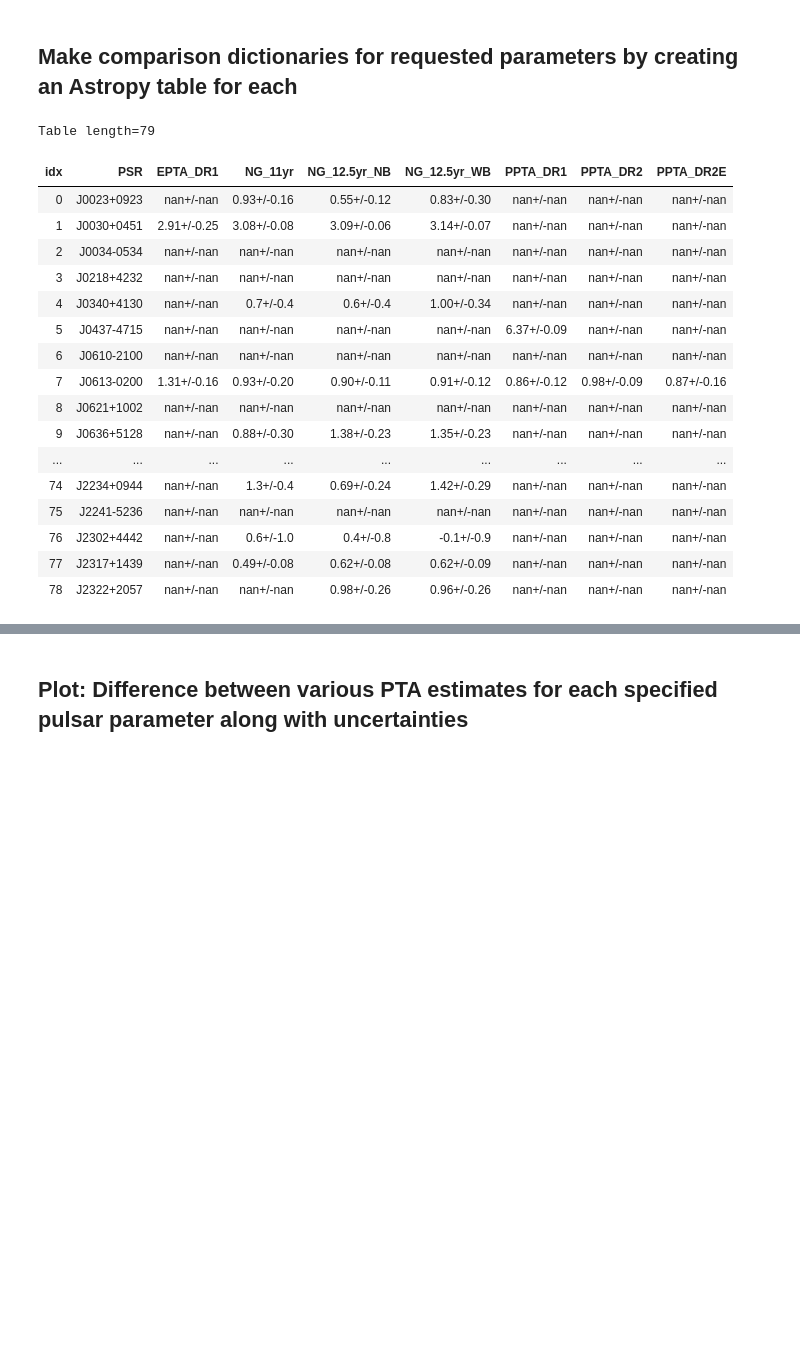
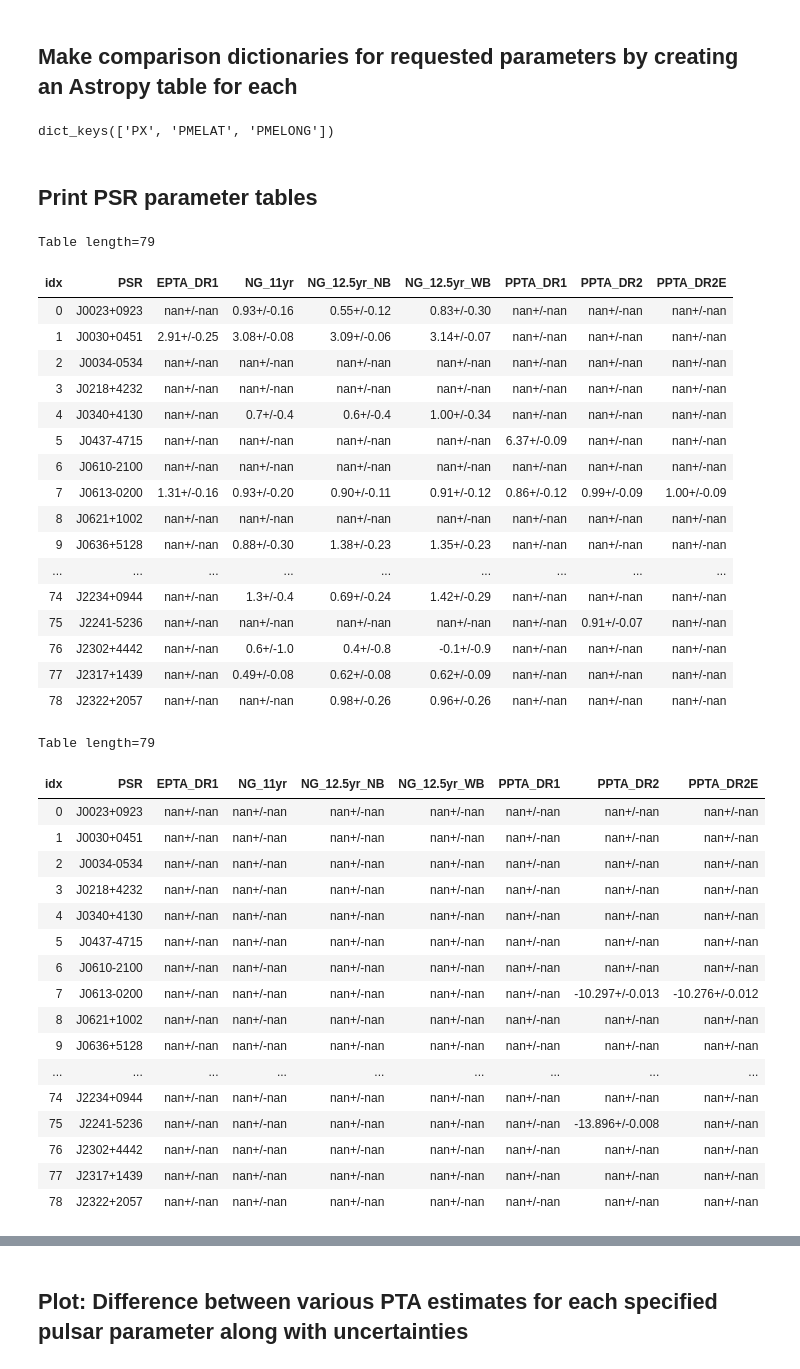
Before and after one commit to danielreardon/ppta_dr2_ephemerides, a Jupyter notebook: parameterComparisonScripts/compare_PSR_parms.ipynb, the cells around one changed output, grey strips where cells are left out. Cells and saved outputs as stored; diff of their text form; code cells hidden in the pictures; blank space fills up the shorter version.

```diff
--- a/parameterComparisonScripts/compare_PSR_parms.ipynb
+++ b/parameterComparisonScripts/compare_PSR_parms.ipynb
@@ -165,5 +179,11 @@ for parm in psr_parms:
+# %%
+print(psrtables.keys())
+# %% [output]
+dict_keys(['PX', 'PMELAT', 'PMELONG'])
+# %% [markdown]
+## Print PSR parameter tables
 # %%
-psrtables[parm].show_in_notebook(display_length=100)
+psrtables['PX'].show_in_notebook(display_length=100)
 # %% [output]
 Table length=79
 | idx | PSR | EPTA_DR1 | NG_11yr | NG_12.5yr_NB | NG_12.5yr_WB | PPTA_DR1 | PPTA_DR2 | PPTA_DR2E |
@@ -174,12 +194,33 @@ Table length=79
 | 4 | J0340+4130 | nan+/-nan | 0.7+/-0.4 | 0.6+/-0.4 | 1.00+/-0.34 | nan+/-nan | nan+/-nan | nan+/-nan |
 | 5 | J0437-4715 | nan+/-nan | nan+/-nan | nan+/-nan | nan+/-nan | 6.37+/-0.09 | nan+/-nan | nan+/-nan |
 | 6 | J0610-2100 | nan+/-nan | nan+/-nan | nan+/-nan | nan+/-nan | nan+/-nan | nan+/-nan | nan+/-nan |
-| 7 | J0613-0200 | 1.31+/-0.16 | 0.93+/-0.20 | 0.90+/-0.11 | 0.91+/-0.12 | 0.86+/-0.12 | 0.98+/-0.09 | 0.87+/-0.16 |
+| 7 | J0613-0200 | 1.31+/-0.16 | 0.93+/-0.20 | 0.90+/-0.11 | 0.91+/-0.12 | 0.86+/-0.12 | 0.99+/-0.09 | 1.00+/-0.09 |
 | 8 | J0621+1002 | nan+/-nan | nan+/-nan | nan+/-nan | nan+/-nan | nan+/-nan | nan+/-nan | nan+/-nan |
 | 9 | J0636+5128 | nan+/-nan | 0.88+/-0.30 | 1.38+/-0.23 | 1.35+/-0.23 | nan+/-nan | nan+/-nan | nan+/-nan |
 | ... | ... | ... | ... | ... | ... | ... | ... | ... |
 | 74 | J2234+0944 | nan+/-nan | 1.3+/-0.4 | 0.69+/-0.24 | 1.42+/-0.29 | nan+/-nan | nan+/-nan | nan+/-nan |
-| 75 | J2241-5236 | nan+/-nan | nan+/-nan | nan+/-nan | nan+/-nan | nan+/-nan | nan+/-nan | nan+/-nan |
+| 75 | J2241-5236 | nan+/-nan | nan+/-nan | nan+/-nan | nan+/-nan | nan+/-nan | 0.91+/-0.07 | nan+/-nan |
 | 76 | J2302+4442 | nan+/-nan | 0.6+/-1.0 | 0.4+/-0.8 | -0.1+/-0.9 | nan+/-nan | nan+/-nan | nan+/-nan |
 | 77 | J2317+1439 | nan+/-nan | 0.49+/-0.08 | 0.62+/-0.08 | 0.62+/-0.09 | nan+/-nan | nan+/-nan | nan+/-nan |
 | 78 | J2322+2057 | nan+/-nan | nan+/-nan | 0.98+/-0.26 | 0.96+/-0.26 | nan+/-nan | nan+/-nan | nan+/-nan |
+# %%
+psrtables['PMELAT'].show_in_notebook(display_length=100)
+# %% [output]
+Table length=79
+| idx | PSR | EPTA_DR1 | NG_11yr | NG_12.5yr_NB | NG_12.5yr_WB | PPTA_DR1 | PPTA_DR2 | PPTA_DR2E |
+| 0 | J0023+0923 | nan+/-nan | nan+/-nan | nan+/-nan | nan+/-nan | nan+/-nan | nan+/-nan | nan+/-nan |
+| 1 | J0030+0451 | nan+/-nan | nan+/-nan | nan+/-nan | nan+/-nan | nan+/-nan | nan+/-nan | nan+/-nan |
+| 2 | J0034-0534 | nan+/-nan | nan+/-nan | nan+/-nan | nan+/-nan | nan+/-nan | nan+/-nan | nan+/-nan |
+| 3 | J0218+4232 | nan+/-nan | nan+/-nan | nan+/-nan | nan+/-nan | nan+/-nan | nan+/-nan | nan+/-nan |
+| 4 | J0340+4130 | nan+/-nan | nan+/-nan | nan+/-nan | nan+/-nan | nan+/-nan | nan+/-nan | nan+/-nan |
+| 5 | J0437-4715 | nan+/-nan | nan+/-nan | nan+/-nan | nan+/-nan | nan+/-nan | nan+/-nan | nan+/-nan |
+| 6 | J0610-2100 | nan+/-nan | nan+/-nan | nan+/-nan | nan+/-nan | nan+/-nan | nan+/-nan | nan+/-nan |
+| 7 | J0613-0200 | nan+/-nan | nan+/-nan | nan+/-nan | nan+/-nan | nan+/-nan | -10.297+/-0.013 | -10.276+/-0.012 |
+| 8 | J0621+1002 | nan+/-nan | nan+/-nan | nan+/-nan | nan+/-nan | nan+/-nan | nan+/-nan | nan+/-nan |
+| 9 | J0636+5128 | nan+/-nan | nan+/-nan | nan+/-nan | nan+/-nan | nan+/-nan | nan+/-nan | nan+/-nan |
+| ... | ... | ... | ... | ... | ... | ... | ... | ... |
+| 74 | J2234+0944 | nan+/-nan | nan+/-nan | nan+/-nan | nan+/-nan | nan+/-nan | nan+/-nan | nan+/-nan |
+| 75 | J2241-5236 | nan+/-nan | nan+/-nan | nan+/-nan | nan+/-nan | nan+/-nan | -13.896+/-0.008 | nan+/-nan |
+| 76 | J2302+4442 | nan+/-nan | nan+/-nan | nan+/-nan | nan+/-nan | nan+/-nan | nan+/-nan | nan+/-nan |
+| 77 | J2317+1439 | nan+/-nan | nan+/-nan | nan+/-nan | nan+/-nan | nan+/-nan | nan+/-nan | nan+/-nan |
+| 78 | J2322+2057 | nan+/-nan | nan+/-nan | nan+/-nan | nan+/-nan | nan+/-nan | nan+/-nan | nan+/-nan |
```
Also changed, not shown: parts of 11 cells of this notebook, 1 other file.
